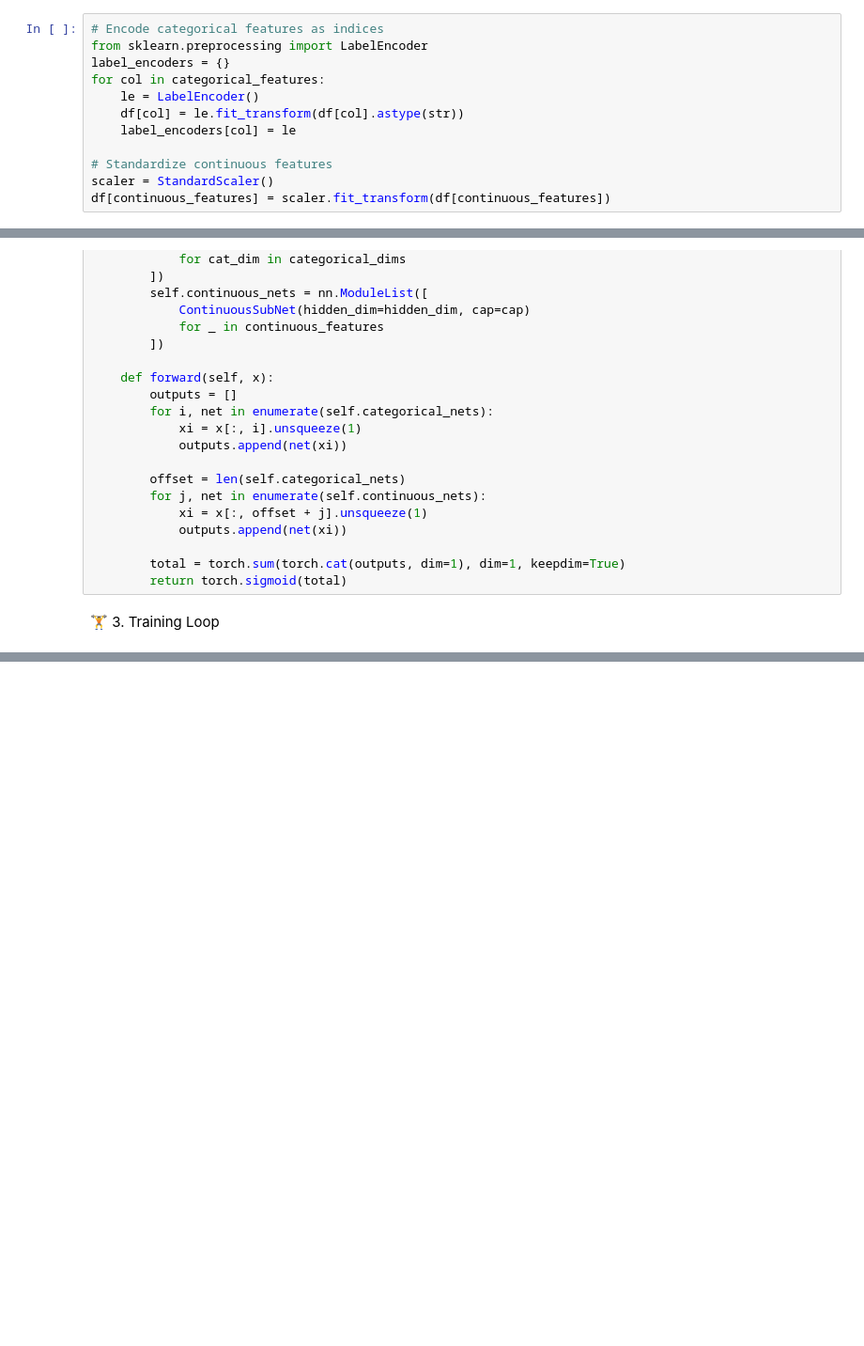
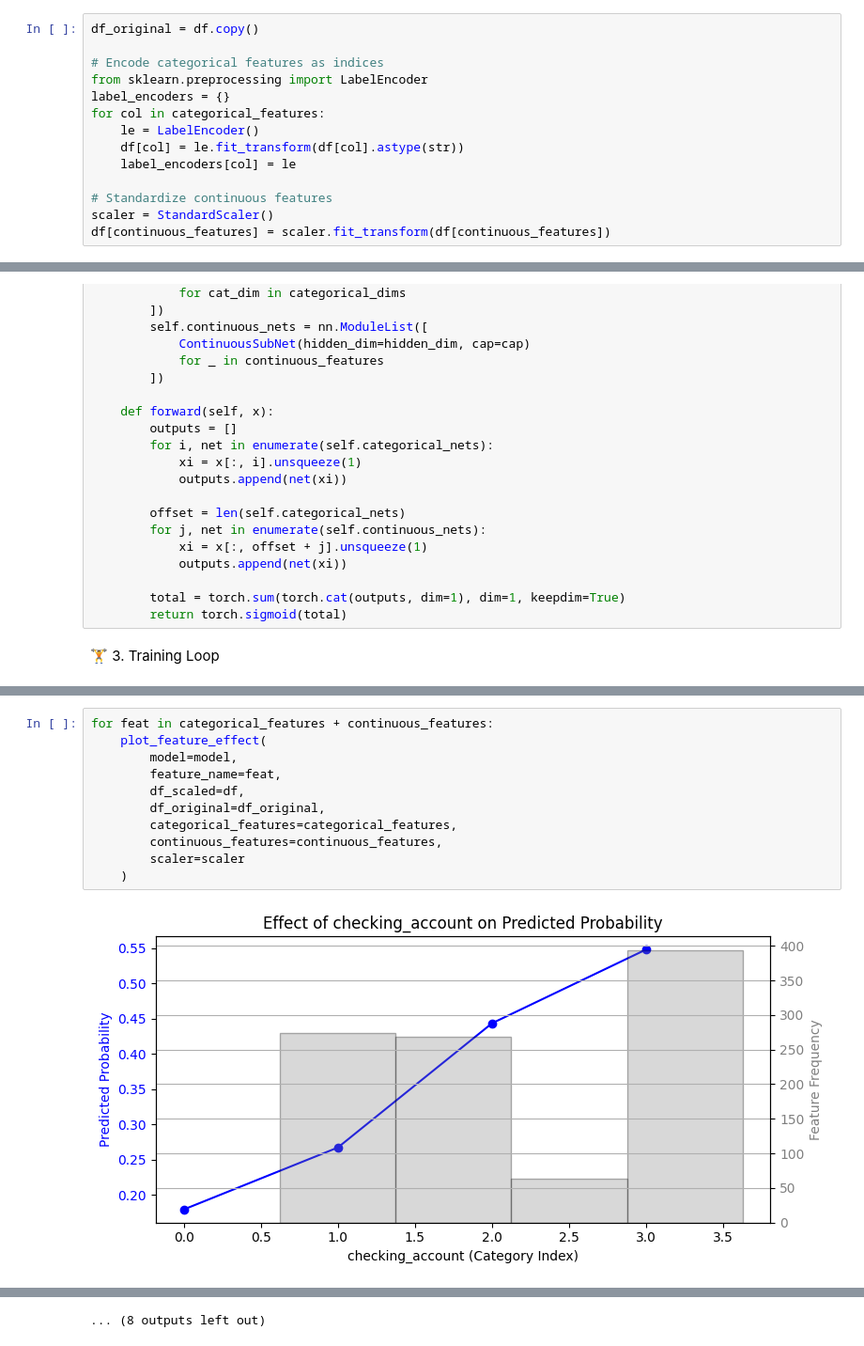
Before and after one commit to nfpaiva/ml-ai-experiments, a Jupyter notebook: notebooks/additive-network-pytorch.ipynb, the cells around one changed output, grey strips where cells are left out. Shown at 94% size. Saved outputs shown, nothing was run; the diff lists cells and outputs as text; blank space fills up the shorter version.

```diff
--- a/notebooks/additive-network-pytorch.ipynb
+++ b/notebooks/additive-network-pytorch.ipynb
@@ -81,4 +197,6 @@ df = df.rename(columns=column_map)
 # %%
+df_original = df.copy()
+
 # Encode categorical features as indices
 from sklearn.preprocessing import LabelEncoder
 label_encoders = {}
@@ -333,0 +483,13 @@ torch.onnx.export(
+# %%
+for feat in categorical_features + continuous_features:
+    plot_feature_effect(
+        model=model,
+        feature_name=feat,
+        df_scaled=df,
+        df_original=df_original,
+        categorical_features=categorical_features,
+        continuous_features=continuous_features,
+        scaler=scaler
+    )
+# %% [output]
+[figure, added]
@@ -333,0 +507 @@ torch.onnx.export(
+... (8 outputs left out)
```
Also changed, not shown: parts of 21 cells of this notebook.
